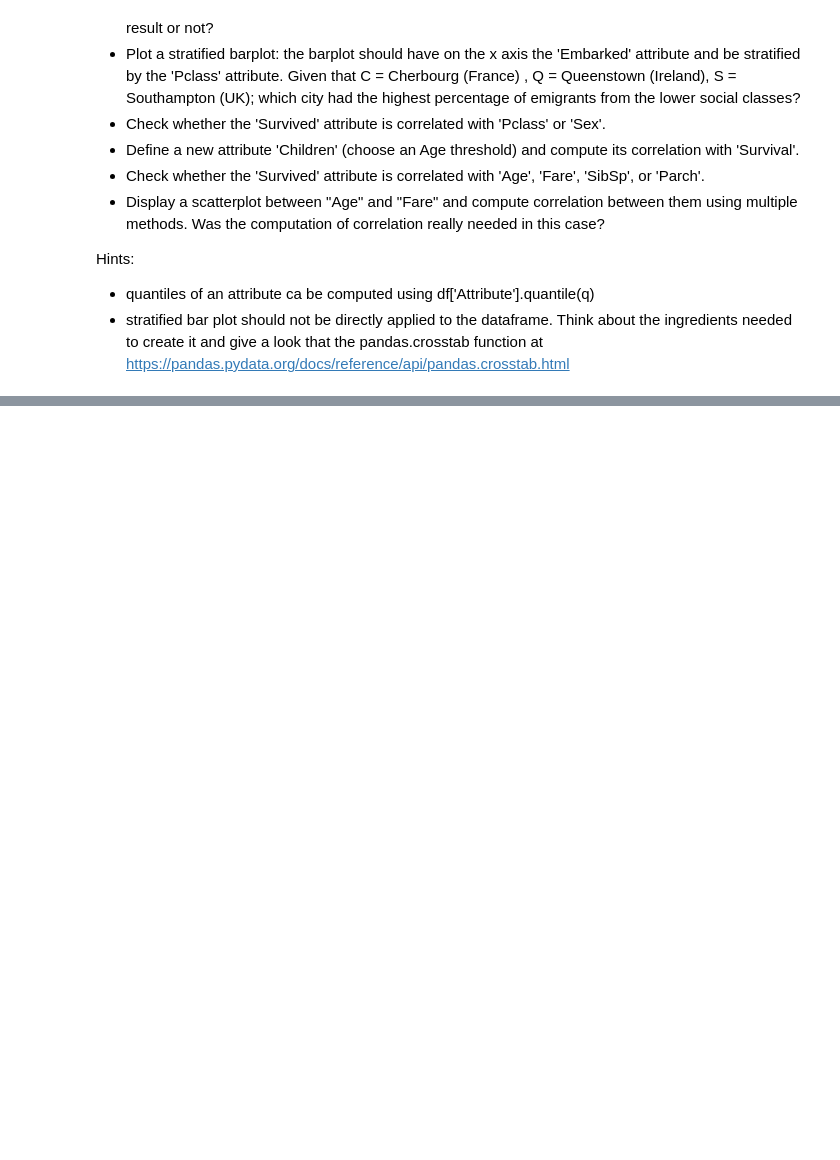
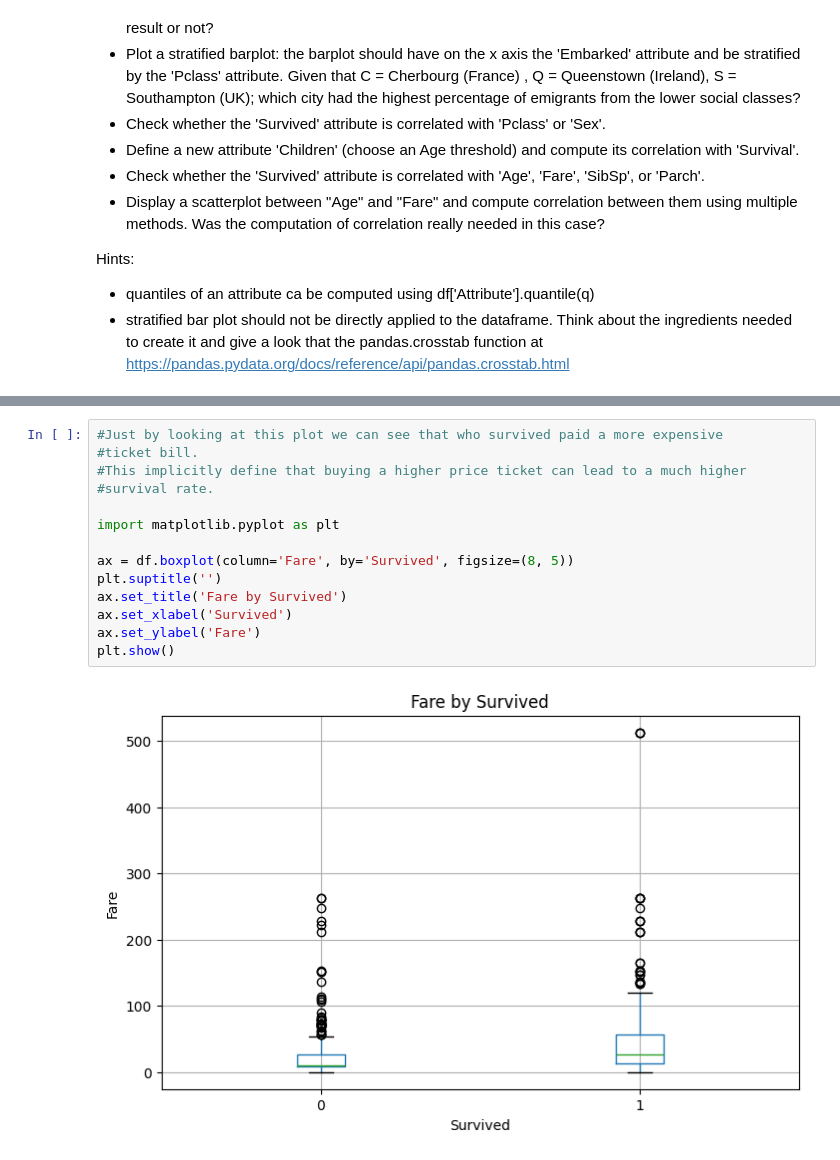
Before and after one commit to ManuelTestoni/BigData, a Jupyter notebook: Explorative_Data_Analysis/EDA1_S.ipynb, the cells around one changed output, grey strips where cells are left out. Cells and saved outputs as stored; diff of their text form; blank space fills up the shorter version.

```diff
--- a/Explorative_Data_Analysis/EDA1_S.ipynb
+++ b/Explorative_Data_Analysis/EDA1_S.ipynb
@@ -239,0 +233,16 @@ print(df['Embarked'].mode())
+# %%
+#Just by looking at this plot we can see that who survived paid a more expensive
+#ticket bill.
+#This implicitly define that buying a higher price ticket can lead to a much higher
+#survival rate.
+
+import matplotlib.pyplot as plt
+
+ax = df.boxplot(column='Fare', by='Survived', figsize=(8, 5))
+plt.suptitle('')
+ax.set_title('Fare by Survived')
+ax.set_xlabel('Survived')
+ax.set_ylabel('Fare')
+plt.show()
+# %% [output]
+[figure, added]
```
Also changed, not shown: parts of 19 cells of this notebook.
